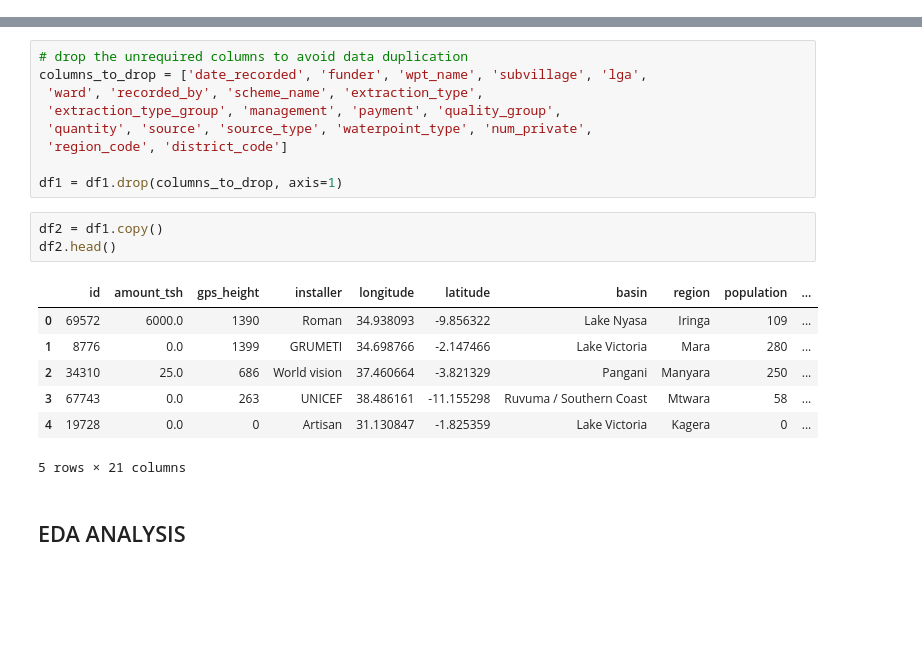
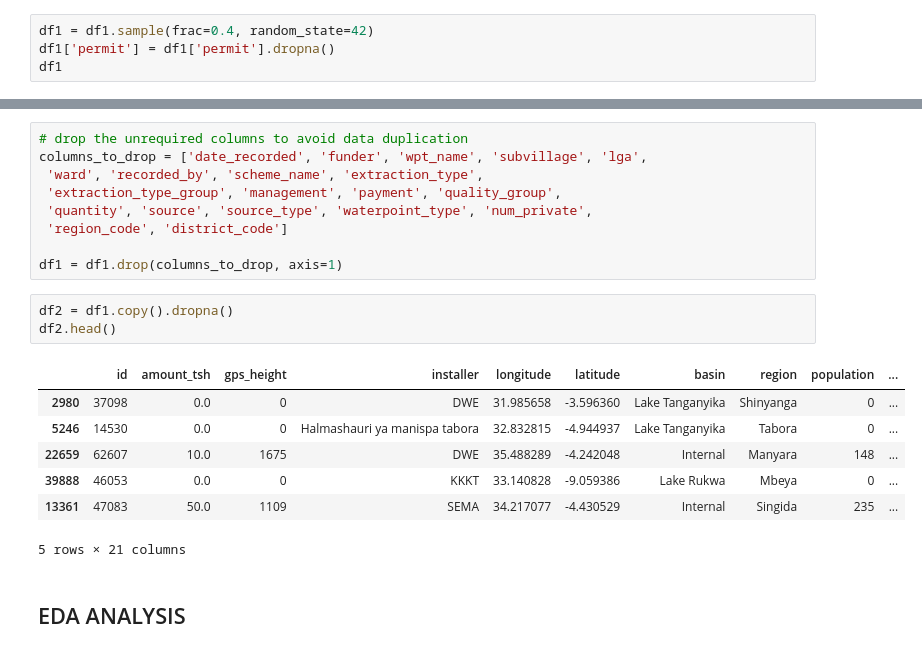
Before and after one commit to Rayez634/Project3, a Jupyter notebook: Water_supply.ipynb, the cells around one changed output, grey strips where cells are left out. Saved outputs shown, nothing was run; the diff lists cells and outputs as text; blank space fills up the shorter version.

```diff
--- a/Water_supply.ipynb
+++ b/Water_supply.ipynb
@@ -124,3 +139,7 @@ dtypes: float64(3), int64(7), object(31)
 memory usage: 18.6+ MB
 # %%
 df1 = df.copy()
+# %%
+df1 = df1.sample(frac=0.4, random_state=42)
+df1['permit'] = df1['permit'].dropna()
+df1
@@ -205,15 +238,15 @@ columns_to_drop = ['date_recorded', 'funder', 'wpt_name', 'subvillage', 'lga',
 
 df1 = df1.drop(columns_to_drop, axis=1)
 # %%
-df2 = df1.copy()
+df2 = df1.copy().dropna()
 df2.head()
 # %% [output]
 |  | id | amount_tsh | gps_height | installer | longitude | latitude | basin | region | population | ... |
-| 0 | 69572 | 6000.0 | 1390 | Roman | 34.938093 | -9.856322 | Lake Nyasa | Iringa | 109 | ... |
-| 1 | 8776 | 0.0 | 1399 | GRUMETI | 34.698766 | -2.147466 | Lake Victoria | Mara | 280 | ... |
-| 2 | 34310 | 25.0 | 686 | World vision | 37.460664 | -3.821329 | Pangani | Manyara | 250 | ... |
-| 3 | 67743 | 0.0 | 263 | UNICEF | 38.486161 | -11.155298 | Ruvuma / Southern Coast | Mtwara | 58 | ... |
-| 4 | 19728 | 0.0 | 0 | Artisan | 31.130847 | -1.825359 | Lake Victoria | Kagera | 0 | ... |
+| 2980 | 37098 | 0.0 | 0 | DWE | 31.985658 | -3.596360 | Lake Tanganyika | Shinyanga | 0 | ... |
+| 5246 | 14530 | 0.0 | 0 | Halmashauri ya manispa tabora | 32.832815 | -4.944937 | Lake Tanganyika | Tabora | 0 | ... |
+| 22659 | 62607 | 10.0 | 1675 | DWE | 35.488289 | -4.242048 | Internal | Manyara | 148 | ... |
+| 39888 | 46053 | 0.0 | 0 | KKKT | 33.140828 | -9.059386 | Lake Rukwa | Mbeya | 0 | ... |
+| 13361 | 47083 | 50.0 | 1109 | SEMA | 34.217077 | -4.430529 | Internal | Singida | 235 | ... |
 5 rows × 21 columns
 # %% [markdown]
 ## EDA ANALYSIS
```
Also changed, not shown: parts of 57 cells of this notebook.
